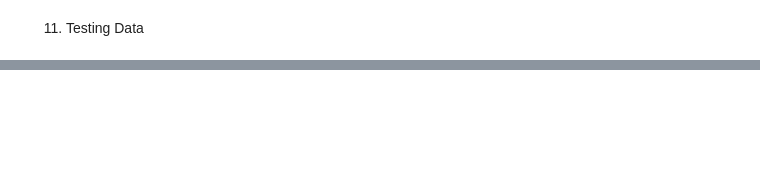
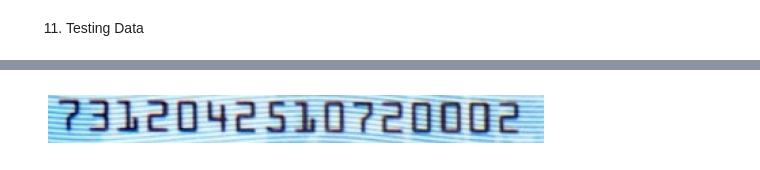
Before and after one commit to zakyzuf/PCVK_Ganjil_2023, a Jupyter notebook: Week12.ipynb, the cells around one changed output, grey strips where cells are left out. Cells and saved outputs as stored; diff of their text form; code cells hidden in the pictures; blank space fills up the shorter version.

```diff
--- a/Week12.ipynb
+++ b/Week12.ipynb
@@ -672,0 +699,10 @@ FileNotFoundError: ignored
+# %%
+import cv2 as cv
+import os
+
+# load data
+img = cv.imread('/content/drive/MyDrive/PCVK/KTP_More/KTP7.jpeg')
+
+plt.figure(figsize=(8,5))
+plt.imshow(cv.cvtColor(img, cv.COLOR_BGR2RGB))
+plt.axis('off')
@@ -672,0 +712,8 @@ FileNotFoundError: ignored
+# %%
+cropped_nikabdur = img[70:105, 190:555]
+
+plt.imshow(cv.cvtColor(cropped_nikabdur, cv.COLOR_BGR2RGB))
+plt.axis('off')
+plt.show()
+# %% [output]
+[figure, added]
```
Also changed, not shown: parts of 10 cells of this notebook.
